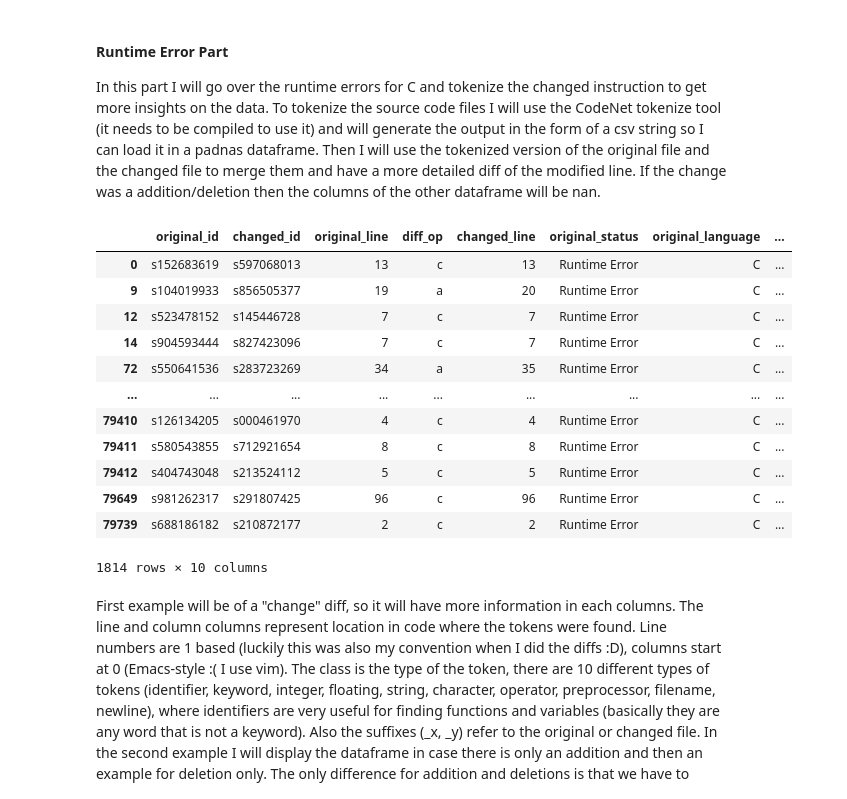
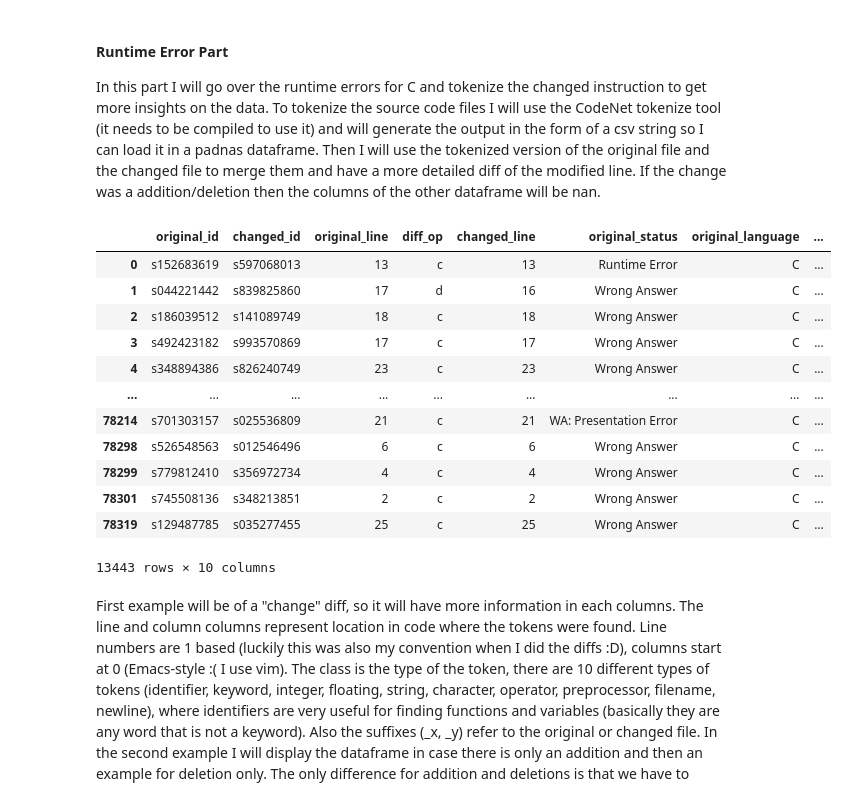
Before and after one commit to alexjercan/bug-detection, a Jupyter notebook: BugDetection.ipynb, the cells around one changed output. Saved outputs shown, nothing was run; the diff lists cells and outputs as text; code cells hidden in the pictures.

```diff
--- a/BugDetection.ipynb
+++ b/BugDetection.ipynb
@@ -1250,25 +1260,25 @@ Name: diff_op, dtype: int64
 In this part I will go over the runtime errors for C and tokenize the changed instruction to get more insights on the data. To tokenize the source code files I will use the CodeNet tokenize tool (it needs to be compiled to use it) and will generate the output in the form of a csv string so I can load it in a padnas dataframe. Then I will use the tokenized version of the original file and the changed file to merge them and have a more detailed diff of the modified line. If the change was a addition/deletion then the columns of the other dataframe will be nan.
 # %%
 cerr_df = df[
-    (df['original_status'] == 'Runtime Error') &
+    (df['original_status'] != 'Compile Error') &
     (df['original_language'] == 'C')
 ]
 
 cerr_df
 # %% [output]
 |  | original_id | changed_id | original_line | diff_op | changed_line | original_status | original_language | ... |
 | 0 | s152683619 | s597068013 | 13 | c | 13 | Runtime Error | C | ... |
-| 9 | s104019933 | s856505377 | 19 | a | 20 | Runtime Error | C | ... |
-| 12 | s523478152 | s145446728 | 7 | c | 7 | Runtime Error | C | ... |
-| 14 | s904593444 | s827423096 | 7 | c | 7 | Runtime Error | C | ... |
-| 72 | s550641536 | s283723269 | 34 | a | 35 | Runtime Error | C | ... |
+| 1 | s044221442 | s839825860 | 17 | d | 16 | Wrong Answer | C | ... |
+| 2 | s186039512 | s141089749 | 18 | c | 18 | Wrong Answer | C | ... |
+| 3 | s492423182 | s993570869 | 17 | c | 17 | Wrong Answer | C | ... |
+| 4 | s348894386 | s826240749 | 23 | c | 23 | Wrong Answer | C | ... |
 | ... | ... | ... | ... | ... | ... | ... | ... | ... |
-| 79410 | s126134205 | s000461970 | 4 | c | 4 | Runtime Error | C | ... |
-| 79411 | s580543855 | s712921654 | 8 | c | 8 | Runtime Error | C | ... |
-| 79412 | s404743048 | s213524112 | 5 | c | 5 | Runtime Error | C | ... |
-| 79649 | s981262317 | s291807425 | 96 | c | 96 | Runtime Error | C | ... |
-| 79739 | s688186182 | s210872177 | 2 | c | 2 | Runtime Error | C | ... |
+| 78214 | s701303157 | s025536809 | 21 | c | 21 | WA: Presentation Error | C | ... |
+| 78298 | s526548563 | s012546496 | 6 | c | 6 | Wrong Answer | C | ... |
+| 78299 | s779812410 | s356972734 | 4 | c | 4 | Wrong Answer | C | ... |
+| 78301 | s745508136 | s348213851 | 2 | c | 2 | Wrong Answer | C | ... |
+| 78319 | s129487785 | s035277455 | 25 | c | 25 | Wrong Answer | C | ... |
-1814 rows × 10 columns
+13443 rows × 10 columns
 # %%
 def run_tokenizer(problem_id, language, submission_id, filename_ext):
     return handle_process([tokenizer_path, '-mcsv',
```
Also changed, not shown: parts of 35 cells of this notebook.
